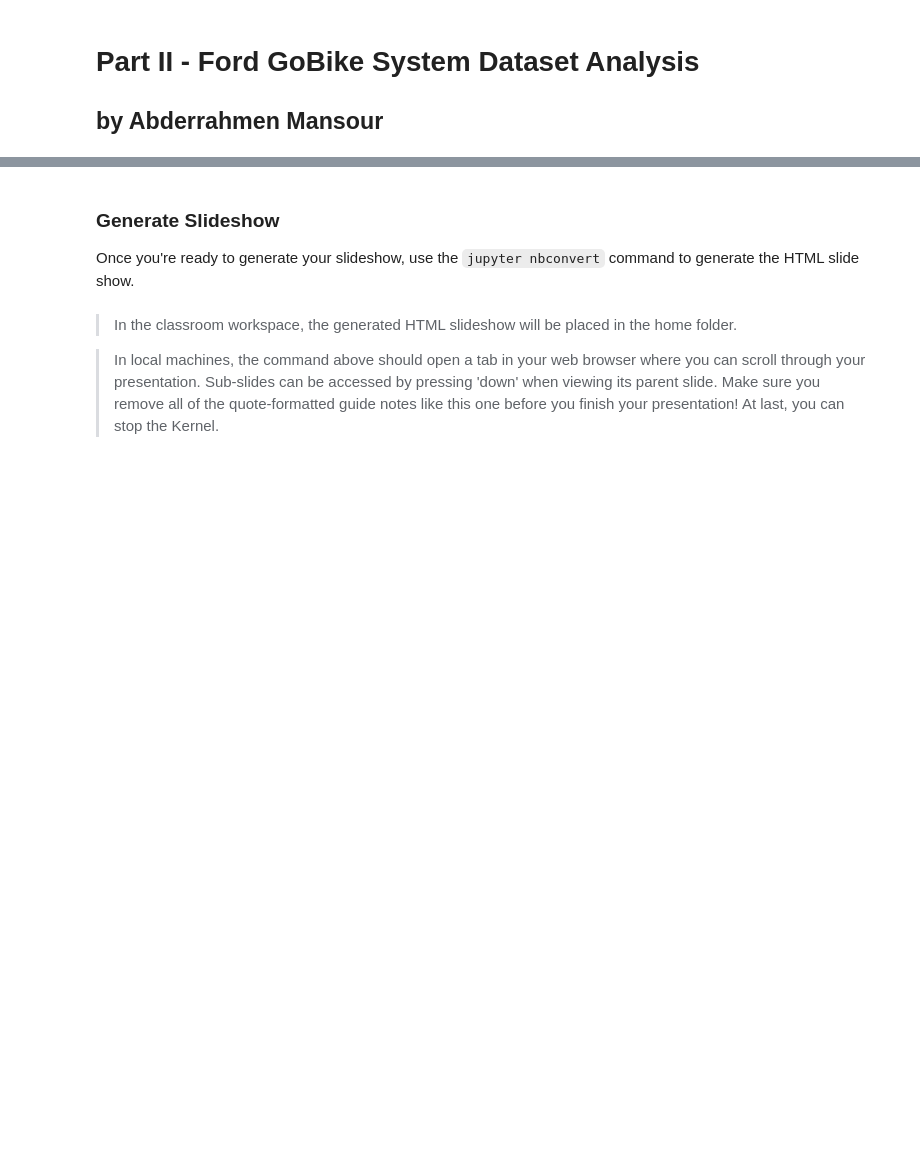
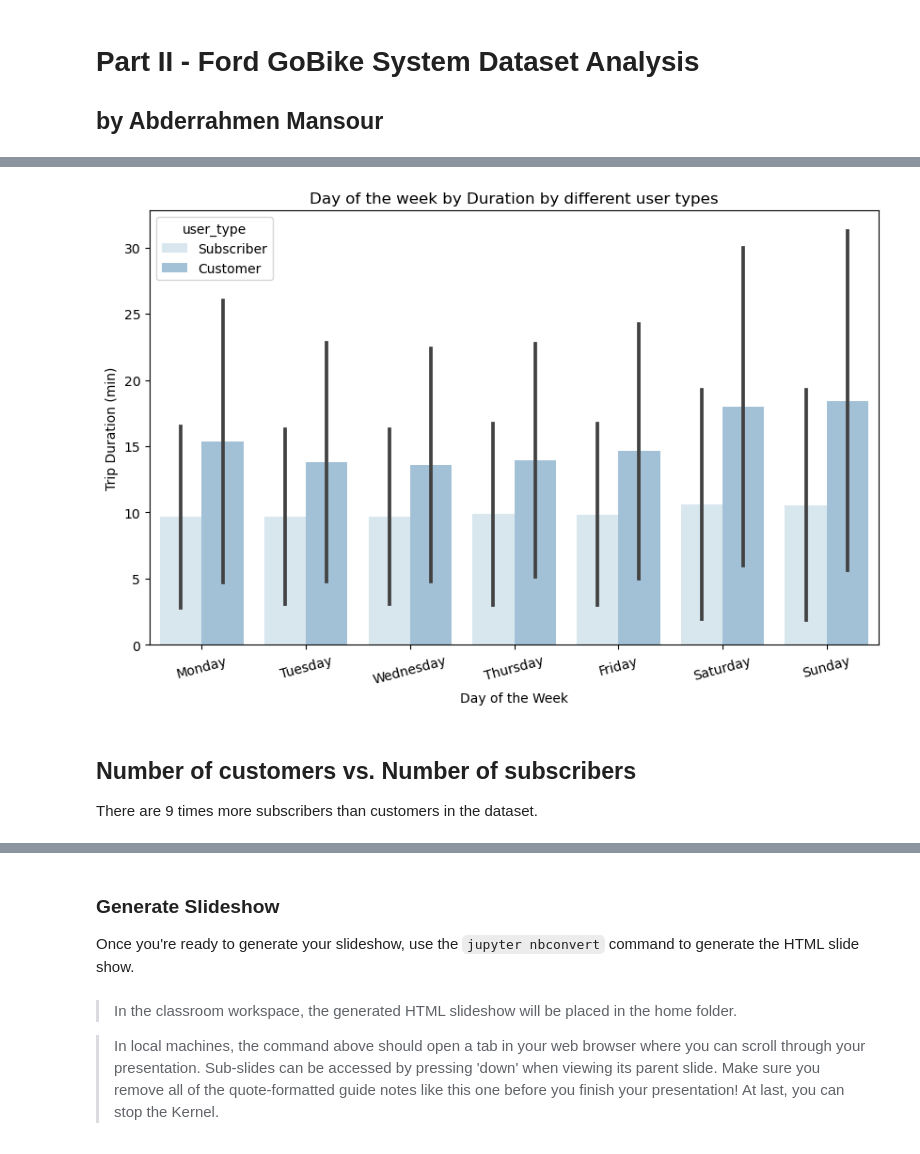
Before and after one commit to Abdou240/Data_Analyst_Nanodegree_ALX, a Jupyter notebook: Projekts/Projekt_3/Part_II_slide_deck_template.ipynb, the cells around one changed output, grey strips where cells are left out. Drawn from its saved outputs; the diff is of its cells as text; code cells hidden in the pictures; blank space fills up the shorter version.

```diff
--- a/Projekts/Projekt_3/Part_II_slide_deck_template.ipynb
+++ b/Projekts/Projekt_3/Part_II_slide_deck_template.ipynb
@@ -51,0 +119,12 @@ but feel free to add more if you'd like!
+# %%
+plt.figure(figsize = [10,6])
+sb.barplot(data=Bike_clean, x='start_day', y='duration_min',hue = 'user_type', palette = 'Blues', ci='sd',alpha = 0.5)
+plt.xticks(rotation=15);
+plt.xlabel('Day of the Week');
+plt.ylabel('Trip Duration (min)');
+plt.title("Day of the week by Duration by different user types");
+# %% [output]
+[figure, added]
+# %% [markdown]
+## Number of customers vs. Number of subscribers
+There are 9 times more subscribers than customers in the dataset.
```
Also changed, not shown: parts of 25 cells of this notebook.
